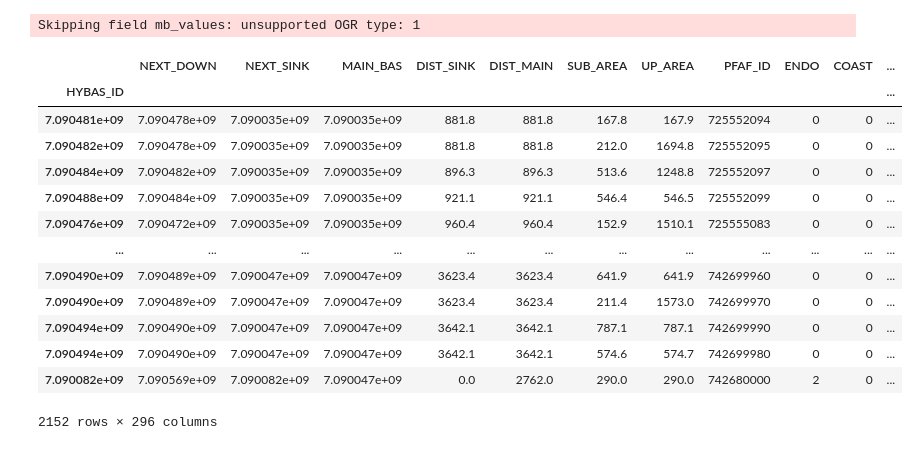
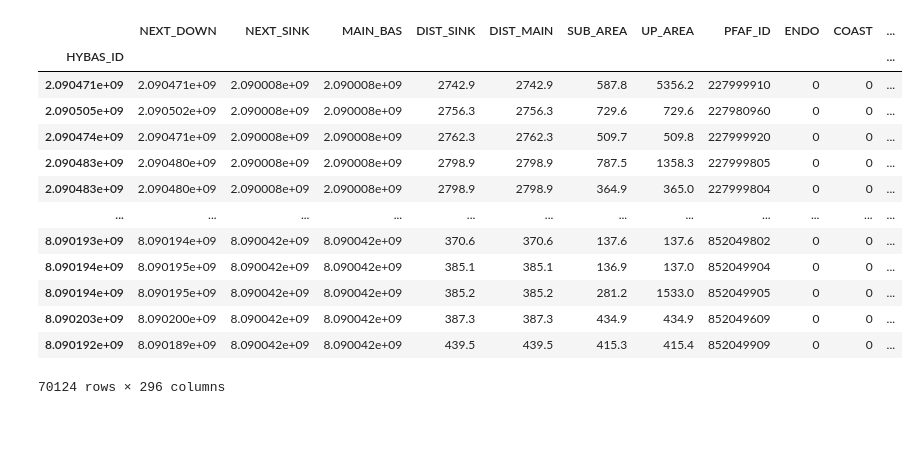
Before and after one commit to Fluvial-UMass/swot-ml, a Jupyter notebook: notebooks/reservoirs/preprocess/2_hydroatlas_attributes.ipynb, the cells around one changed output. Drawn from its saved outputs; the diff is of its cells as text; code cells hidden in the pictures.

```diff
--- a/notebooks/reservoirs/preprocess/2_hydroatlas_attributes.ipynb
+++ b/notebooks/reservoirs/preprocess/2_hydroatlas_attributes.ipynb
@@ -4,6 +4,7 @@ import numpy as np
 import pandas as pd
 import geopandas as gpd
 from shapely import wkt
+from shapely.ops import unary_union
 
 from pathlib import Path
 from tqdm.auto import tqdm
@@ -11,18 +12,13 @@ from tqdm.auto import tqdm
 datasets = Path("/nas/cee-water/cjgleason/data")
 proj_root = Path("/nas/cee-water/cjgleason/ted/swot-ml")
 
-save_dir = proj_root / 'data' / 'reservoirs'
+save_dir = proj_root / 'data' / 'multigraph'
 metadata_dir = save_dir / 'metadata'
+attributes_dir = save_dir / 'attributes'
 
-
-basin_name = 'Ohio'
-# basin_name = 'Upper_Miss'
-# basin_name = 'Missouri'
-
-
-matchups = gpd.read_file(metadata_dir / f'{basin_name}_matchups.geojson')
-matchups["outlet"] = matchups["outlet"].apply(wkt.loads)
-basin_geom = matchups.union_all()
+matchups = gpd.read_parquet(metadata_dir / "All_MERIT_matchups.parquet").set_index('comid')
+matchups.index = matchups.index.astype(str)
+footprint_geom = unary_union(matchups.geometry.envelope)
 
 # Read in hydroatlas
 gdb_path = datasets / "HydroSHEDS" / "HydroATLAS" / "BasinATLAS_v10.gdb"
@@ -31,23 +27,21 @@ layer_name = "BasinATLAS_v10_lev09"
 hydroatlas = gpd.read_file(gdb_path, layer=layer_name, engine="pyogrio", use_arrow=True)
 hydroatlas.replace({'wet_cl_smj':-9999}, 13, inplace=True)
 hydroatlas = hydroatlas.set_index('HYBAS_ID')
-# %% [output]
-Skipping field mb_values: unsupported OGR type: 1
 # %%
-hydroatlas_filt = hydroatlas[hydroatlas.intersects(basin_geom)]
+hydroatlas_filt = hydroatlas[hydroatlas.intersects(footprint_geom)]
 hydroatlas_filt
 # %% [output]
 |  | NEXT_DOWN | NEXT_SINK | MAIN_BAS | DIST_SINK | DIST_MAIN | SUB_AREA | UP_AREA | PFAF_ID | ENDO | COAST | ... |
 | HYBAS_ID |  |  |  |  |  |  |  |  |  |  | ... |
-| 7.090481e+09 | 7.090478e+09 | 7.090035e+09 | 7.090035e+09 | 881.8 | 881.8 | 167.8 | 167.9 | 725552094 | 0 | 0 | ... |
-| 7.090482e+09 | 7.090478e+09 | 7.090035e+09 | 7.090035e+09 | 881.8 | 881.8 | 212.0 | 1694.8 | 725552095 | 0 | 0 | ... |
-| 7.090484e+09 | 7.090482e+09 | 7.090035e+09 | 7.090035e+09 | 896.3 | 896.3 | 513.6 | 1248.8 | 725552097 | 0 | 0 | ... |
-| 7.090488e+09 | 7.090484e+09 | 7.090035e+09 | 7.090035e+09 | 921.1 | 921.1 | 546.4 | 546.5 | 725552099 | 0 | 0 | ... |
-| 7.090476e+09 | 7.090472e+09 | 7.090035e+09 | 7.090035e+09 | 960.4 | 960.4 | 152.9 | 1510.1 | 725555083 | 0 | 0 | ... |
+| 2.090471e+09 | 2.090471e+09 | 2.090008e+09 | 2.090008e+09 | 2742.9 | 2742.9 | 587.8 | 5356.2 | 227999910 | 0 | 0 | ... |
+| 2.090505e+09 | 2.090502e+09 | 2.090008e+09 | 2.090008e+09 | 2756.3 | 2756.3 | 729.6 | 729.6 | 227980960 | 0 | 0 | ... |
+| 2.090474e+09 | 2.090471e+09 | 2.090008e+09 | 2.090008e+09 | 2762.3 | 2762.3 | 509.7 | 509.8 | 227999920 | 0 | 0 | ... |
+| 2.090483e+09 | 2.090480e+09 | 2.090008e+09 | 2.090008e+09 | 2798.9 | 2798.9 | 787.5 | 1358.3 | 227999805 | 0 | 0 | ... |
+| 2.090483e+09 | 2.090480e+09 | 2.090008e+09 | 2.090008e+09 | 2798.9 | 2798.9 | 364.9 | 365.0 | 227999804 | 0 | 0 | ... |
 | ... | ... | ... | ... | ... | ... | ... | ... | ... | ... | ... | ... |
-| 7.090490e+09 | 7.090489e+09 | 7.090047e+09 | 7.090047e+09 | 3623.4 | 3623.4 | 641.9 | 641.9 | 742699960 | 0 | 0 | ... |
-| 7.090490e+09 | 7.090489e+09 | 7.090047e+09 | 7.090047e+09 | 3623.4 | 3623.4 | 211.4 | 1573.0 | 742699970 | 0 | 0 | ... |
-| 7.090494e+09 | 7.090490e+09 | 7.090047e+09 | 7.090047e+09 | 3642.1 | 3642.1 | 787.1 | 787.1 | 742699990 | 0 | 0 | ... |
-| 7.090494e+09 | 7.090490e+09 | 7.090047e+09 | 7.090047e+09 | 3642.1 | 3642.1 | 574.6 | 574.7 | 742699980 | 0 | 0 | ... |
-| 7.090082e+09 | 7.090569e+09 | 7.090082e+09 | 7.090047e+09 | 0.0 | 2762.0 | 290.0 | 290.0 | 742680000 | 2 | 0 | ... |
+| 8.090193e+09 | 8.090194e+09 | 8.090042e+09 | 8.090042e+09 | 370.6 | 370.6 | 137.6 | 137.6 | 852049802 | 0 | 0 | ... |
+| 8.090194e+09 | 8.090195e+09 | 8.090042e+09 | 8.090042e+09 | 385.1 | 385.1 | 136.9 | 137.0 | 852049904 | 0 | 0 | ... |
+| 8.090194e+09 | 8.090195e+09 | 8.090042e+09 | 8.090042e+09 | 385.2 | 385.2 | 281.2 | 1533.0 | 852049905 | 0 | 0 | ... |
+| 8.090203e+09 | 8.090200e+09 | 8.090042e+09 | 8.090042e+09 | 387.3 | 387.3 | 434.9 | 434.9 | 852049609 | 0 | 0 | ... |
+| 8.090192e+09 | 8.090189e+09 | 8.090042e+09 | 8.090042e+09 | 439.5 | 439.5 | 415.3 | 415.4 | 852049909 | 0 | 0 | ... |
-2152 rows × 296 columns
+70124 rows × 296 columns
```
Also changed, not shown: parts of 17 cells of this notebook, 29 other files.
